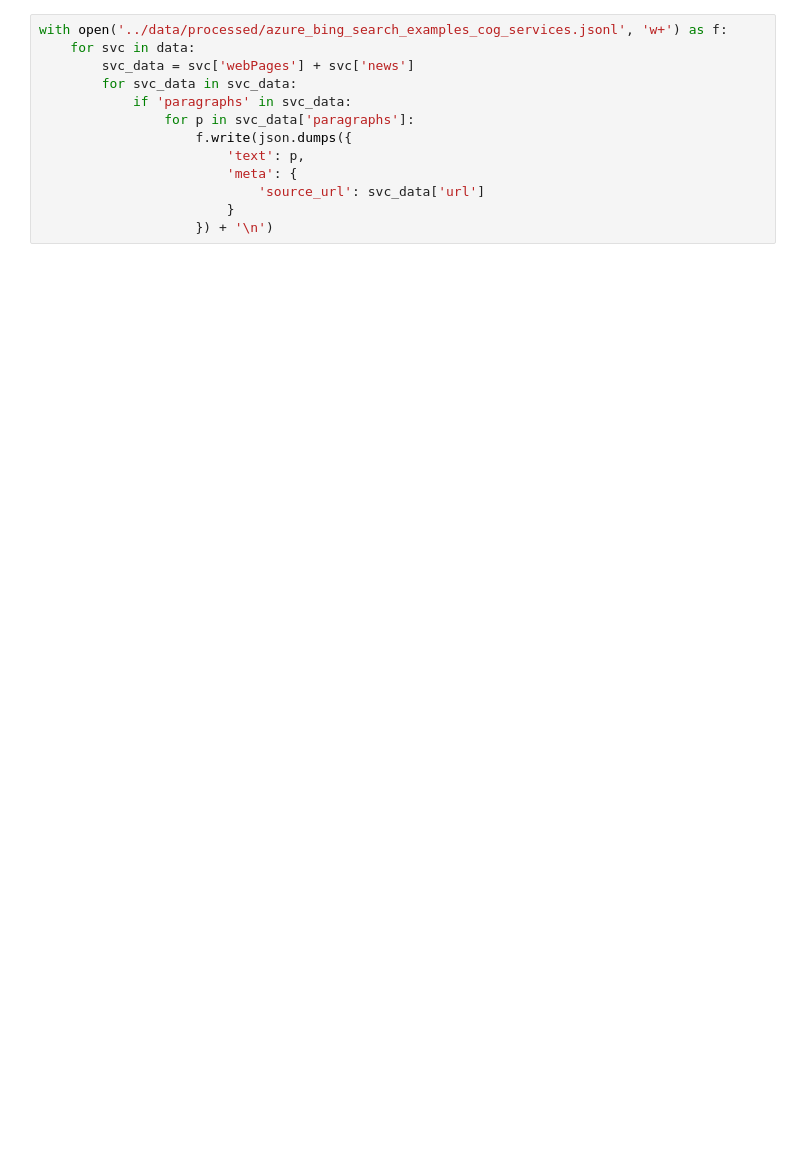
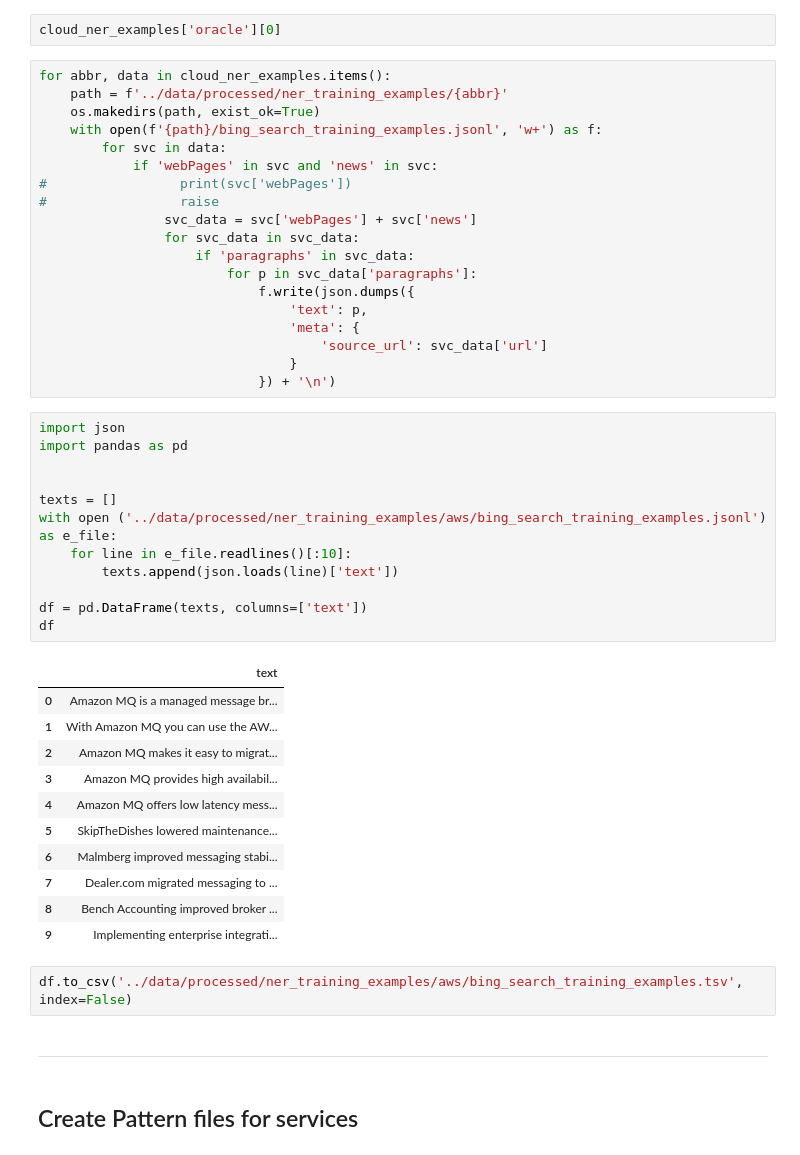
Before and after one commit to kabirkhan/cloud_compete_graph, a Jupyter notebook: notebooks/05_kk_bing_search_training_data.ipynb, the cells around one changed output. Saved outputs shown, nothing was run; the diff lists cells and outputs as text; blank space fills up the shorter version.

```diff
--- a/notebooks/05_kk_bing_search_training_data.ipynb
+++ b/notebooks/05_kk_bing_search_training_data.ipynb
@@ -25,13 +150,51 @@ data = [requests.get(o['output_url']).json() for o in output_urls]
+# %%
+cloud_ner_examples['oracle'][0]
 # %%
-with open('../data/processed/azure_bing_search_examples_cog_services.jsonl', 'w+') as f:
-    for svc in data:
-        svc_data = svc['webPages'] + svc['news']
-        for svc_data in svc_data:
-            if 'paragraphs' in svc_data:
-                for p in svc_data['paragraphs']:
-                    f.write(json.dumps({
-                        'text': p,
-                        'meta': {
-                            'source_url': svc_data['url']
-                        }
-                    }) + '\n')
+for abbr, data in cloud_ner_examples.items():
+    path = f'../data/processed/ner_training_examples/{abbr}'
+    os.makedirs(path, exist_ok=True)
+    with open(f'{path}/bing_search_training_examples.jsonl', 'w+') as f:
+        for svc in data:
+            if 'webPages' in svc and 'news' in svc:
+#                 print(svc['webPages'])
+#                 raise
+                svc_data = svc['webPages'] + svc['news']
+                for svc_data in svc_data:
+                    if 'paragraphs' in svc_data:
+                        for p in svc_data['paragraphs']:
+                            f.write(json.dumps({
+                                'text': p,
+                                'meta': {
+                                    'source_url': svc_data['url']
+                                }
+                            }) + '\n')
+# %%
+import json
+import pandas as pd
+
+
+texts = []
+with open ('../data/processed/ner_training_examples/aws/bing_search_training_examples.jsonl') as e_file:
+    for line in e_file.readlines()[:10]:
+        texts.append(json.loads(line)['text'])
+
+df = pd.DataFrame(texts, columns=['text'])
+df
+# %% [output]
+|  | text |
+| 0 | Amazon MQ is a managed message br... |
+| 1 | With Amazon MQ you can use the AW... |
+| 2 | Amazon MQ makes it easy to migrat... |
+| 3 | Amazon MQ provides high availabil... |
+| 4 | Amazon MQ offers low latency mess... |
+| 5 | SkipTheDishes lowered maintenance... |
+| 6 | Malmberg improved messaging stabi... |
+| 7 | Dealer.com migrated messaging to ... |
+| 8 | Bench Accounting improved broker ... |
+| 9 | Implementing enterprise integrati... |
+# %%
+df.to_csv('../data/processed/ner_training_examples/aws/bing_search_training_examples.tsv', index=False)
+# %% [markdown]
+---
+# %% [markdown]
+## Create Pattern files for services
```
Also changed, not shown: parts of 41 cells of this notebook, 18 other files.
